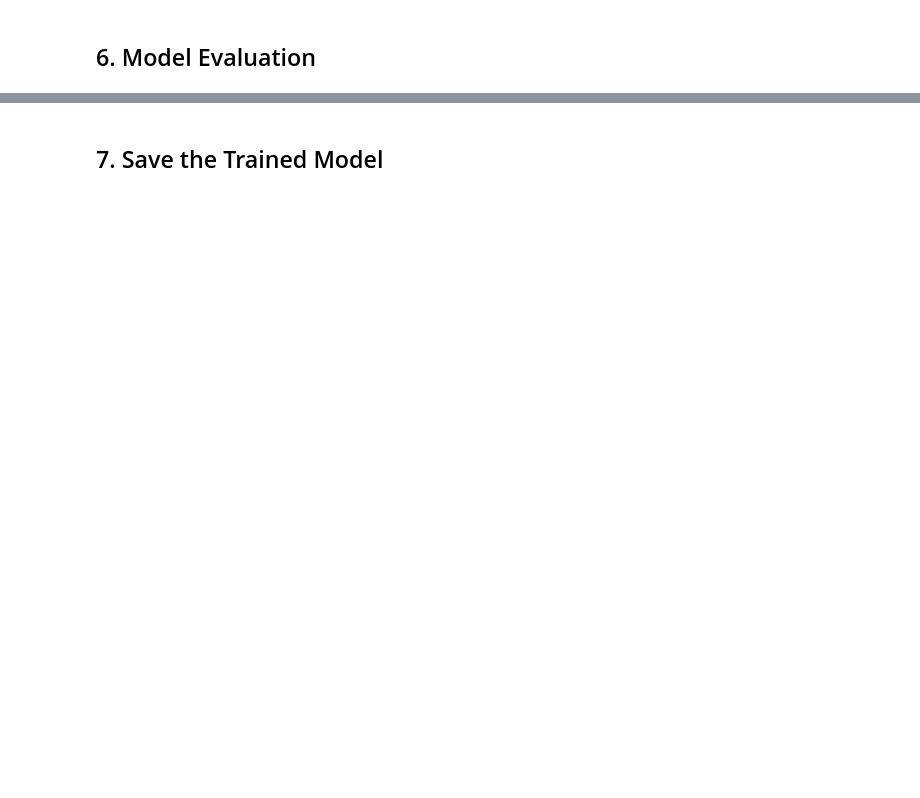
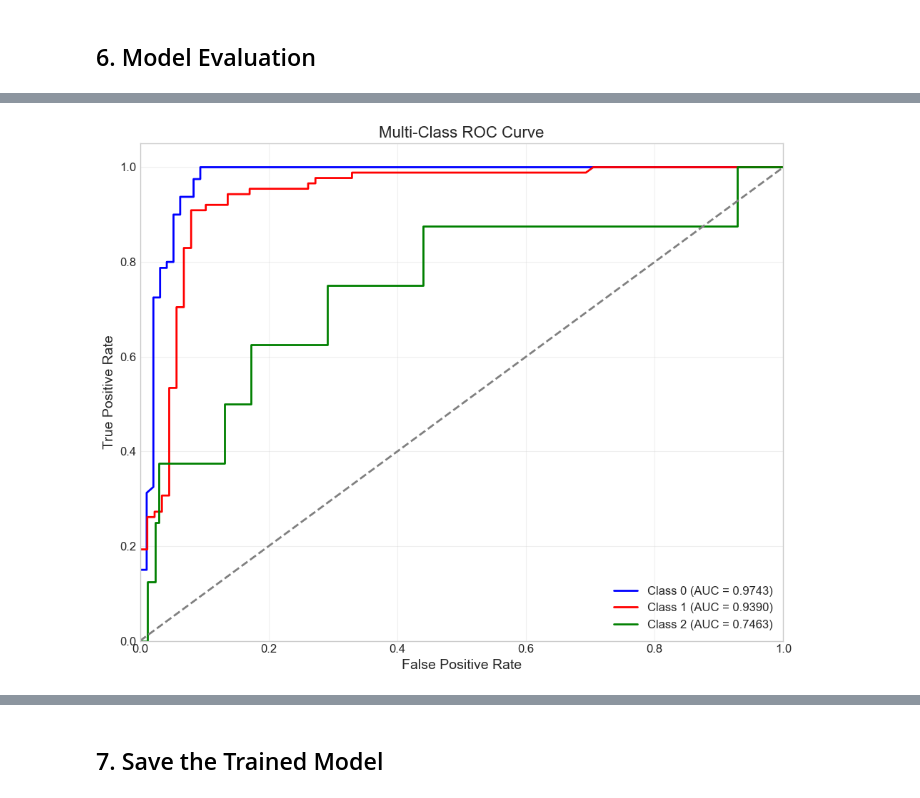
Before and after one commit to SoumyadipYT-OSS/SDP_Agri_Swastha, a Jupyter notebook: Models/logistic_regression_soil_fertility.ipynb, the cells around one changed output, grey strips where cells are left out. Drawn from its saved outputs; the diff is of its cells as text; code cells hidden in the pictures; blank space fills up the shorter version.

```diff
--- a/Models/logistic_regression_soil_fertility.ipynb
+++ b/Models/logistic_regression_soil_fertility.ipynb
@@ -342,18 +381,40 @@ plt.show()
 # %%
-# ROC curve and AUC
-fpr, tpr, _ = roc_curve(y_test, y_prob)
-roc_auc = auc(fpr, tpr)
+from sklearn.preprocessing import label_binarize
+from itertools import cycle
+import matplotlib.pyplot as plt
+from sklearn.metrics import roc_curve, auc
 
+# Ensure y_test is binarized for multi-class classification
+y_test_bin = label_binarize(y_test, classes=[0, 1, 2])
+n_classes = y_test_bin.shape[1]
+
+# Make sure y_prob is properly generated
+y_prob = best_model.predict_proba(X_test)  # Now a 2D array with probabilities for each class
+
+# Compute ROC curve and AUC for each class
+fpr, tpr, roc_auc = {}, {}, {}
+
+for i in range(n_classes):
+    fpr[i], tpr[i], _ = roc_curve(y_test_bin[:, i], y_prob[:, i])  # Fixed indexing issue
+    roc_auc[i] = auc(fpr[i], tpr[i])
+
+# Plot the ROC curve for each class
 plt.figure(figsize=(10, 8))
-plt.plot(fpr, tpr, color='blue', lw=2, label=f'ROC curve (AUC = {roc_auc:.4f})')
-plt.plot([0, 1], [0, 1], color='gray', lw=2, linestyle='--')
+colors = cycle(["blue", "red", "green"])
+
+for i, color in zip(range(n_classes), colors):
+    plt.plot(fpr[i], tpr[i], color=color, lw=2, label=f"Class {i} (AUC = {roc_auc[i]:.4f})")
+
+plt.plot([0, 1], [0, 1], color="gray", lw=2, linestyle="--")  # Random guess line
 plt.xlim([0.0, 1.0])
 plt.ylim([0.0, 1.05])
-plt.xlabel('False Positive Rate', fontsize=14)
-plt.ylabel('True Positive Rate', fontsize=14)
-plt.title('Receiver Operating Characteristic (ROC) Curve', fontsize=16)
+plt.xlabel("False Positive Rate", fontsize=14)
+plt.ylabel("True Positive Rate", fontsize=14)
+plt.title("Multi-Class ROC Curve", fontsize=16)
 plt.legend(loc="lower right")
 plt.grid(True, alpha=0.3)
 plt.tight_layout()
 plt.show()
+# %% [output]
+[figure, added]
 # %%
```
Also changed, not shown: parts of 13 cells of this notebook, 1 other file.
